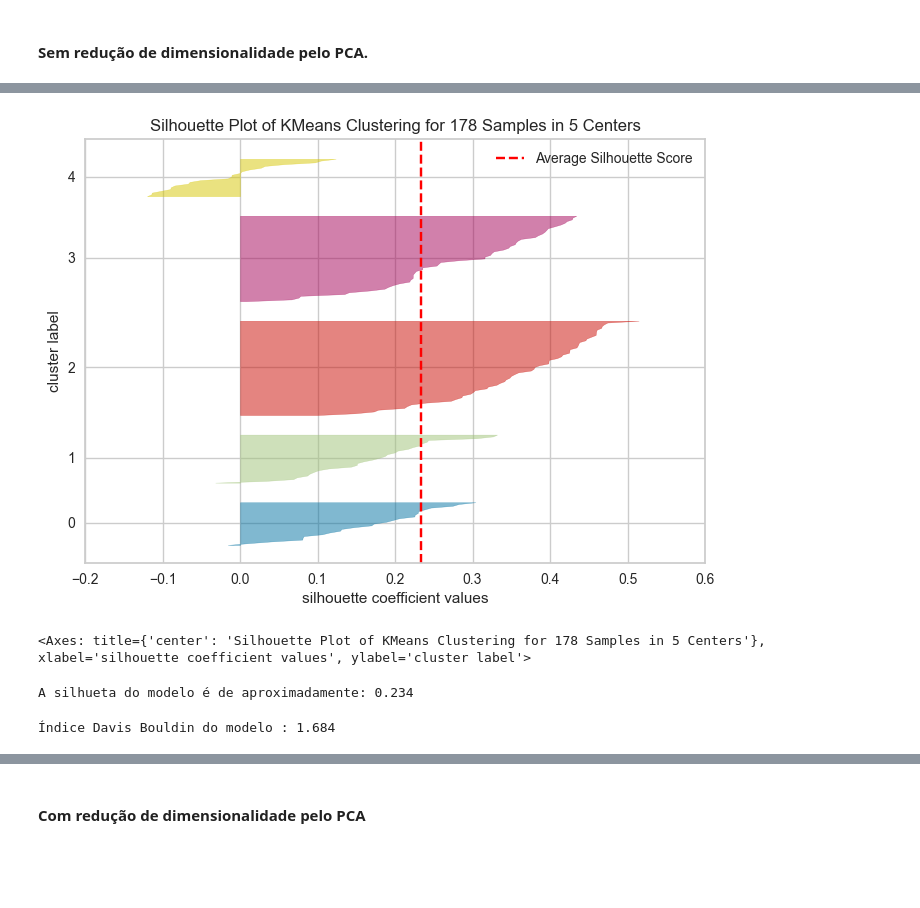
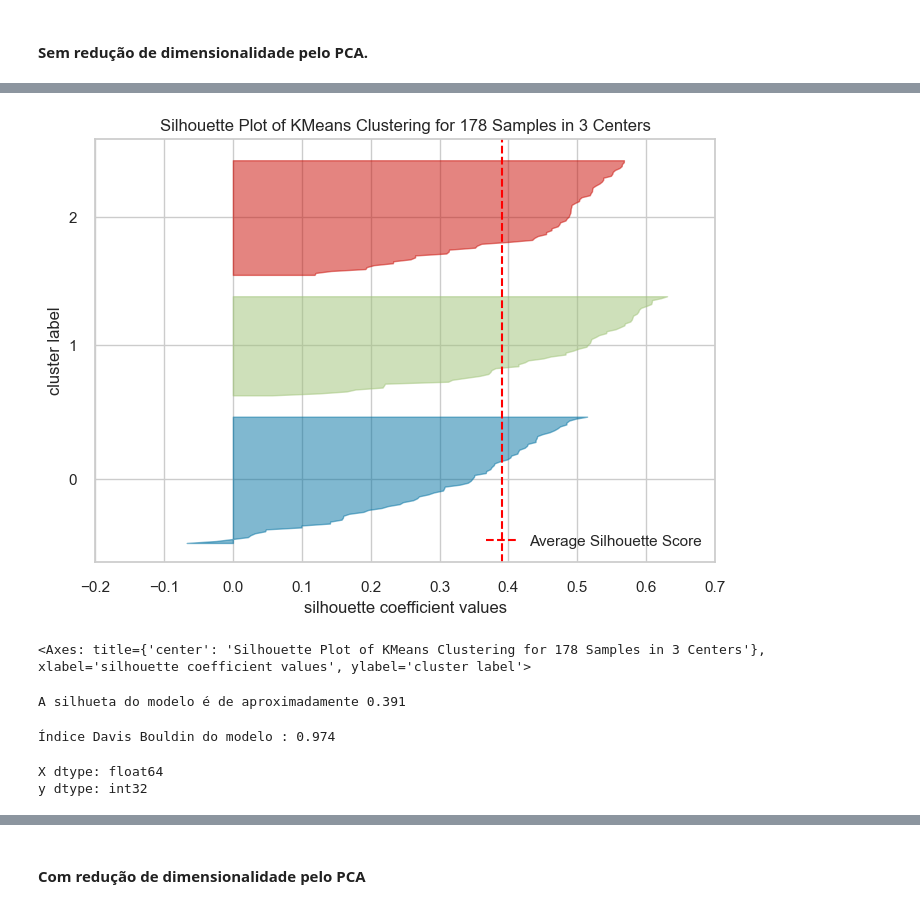
Before and after one commit to BrunoLod/Data_Science, a Jupyter notebook: unsupervised_learning/k_means_clustering_wines.ipynb, the cells around one changed output, grey strips where cells are left out. Saved outputs shown, nothing was run; the diff lists cells and outputs as text; code cells hidden in the pictures; blank space fills up the shorter version.

```diff
--- a/unsupervised_learning/k_means_clustering_wines.ipynb
+++ b/unsupervised_learning/k_means_clustering_wines.ipynb
@@ -322,7 +327,8 @@ array([[ 1.51861254, -0.5622498 ,  0.23205254, -1.16959318,  1.91390522,
 df = pd.DataFrame(
     normalized_values,
     columns = df_raw.columns,
-    index   = df_raw.index)
+    index   = df_raw.index
+)
 
 df.head()
 # %% [output]
@@ -395,0 +457,5 @@ Wall time: 1.51 s
+# %%
+# Selecting the features that presented the greatest variation in the data,
+# from the threshold of 0.5
+
+df_2 = df[["Alcohol", "Total_Phenols", "Flavanoids", "Color_Intensity", "Hue", "OD280"]]
@@ -396,44 +468,45 @@ Wall time: 1.51 s
+# %%
+model_2 = KMeans(
+    n_clusters   = 3,
+    init         = "k-means++",
+    max_iter     = 300,
+    n_init       = 10,
+    random_state = 20
+)
 # %%
-# Creating the K-Means model with number cluster found
-# using Elbow method.
-
-model = KMeans(
-    n_clusters   = 5,
-    init         = "k-means++",
-    max_iter     = 300,
-    n_init       = 10,
-    random_state = 20
-)
-
-
 # Buiding silhoutte graph for view the cluster's quality.
 
-silhoutte_view = SilhouetteVisualizer(model, colors="yellowbrick")
-silhoutte_view.fit(normalized_values)
+silhoutte_view = SilhouetteVisualizer(model_2, colors="yellowbrick")
+silhoutte_view.fit(df_2)
 silhoutte_view.show()
 # %% [output]
-[figure, old version]
+[figure, new version]
-<Axes: title={'center': 'Silhouette Plot of KMeans Clustering for 178 Samples in 5 Centers'}, xlabel='silhouette coefficient values', ylabel='cluster label'>
+<Axes: title={'center': 'Silhouette Plot of KMeans Clustering for 178 Samples in 3 Centers'}, xlabel='silhouette coefficient values', ylabel='cluster label'>
 # %%
 # Verify the quality of clusters builded with silhoutte score.
 
 silhoutte = metrics.silhouette_score(
-    normalized_values,
-    model.labels_,
+    df_2,
+    model_2.labels_,
     metric="euclidean"
 )
 
-print(f"A silhueta do modelo é de aproximadamente: {silhoutte.round(3)}")
+print(f"A silhueta do modelo é de aproximadamente {silhoutte.round(3)}")
 # %% [output]
-A silhueta do modelo é de aproximadamente: 0.234
+A silhueta do modelo é de aproximadamente 0.391
 # %%
 # Verify the quality of clusters builded with Davis Bouldin.
 
 davis_bouldin = metrics.davies_bouldin_score(
-    normalized_values,
-    model.labels_
+    df_2,
+    model_2.labels_
 )
 
 print(f"Índice Davis Bouldin do modelo : {davis_bouldin.round(3)}")
 # %% [output]
-Índice Davis Bouldin do modelo : 1.684
+Índice Davis Bouldin do modelo : 0.974
+# %%
+print(f"X dtype: {normalized_values.dtype}\ny dtype: {labels.dtype}")
+# %% [output]
+X dtype: float64
+y dtype: int32
```
Also changed, not shown: parts of 27 cells of this notebook, 1 other file.
